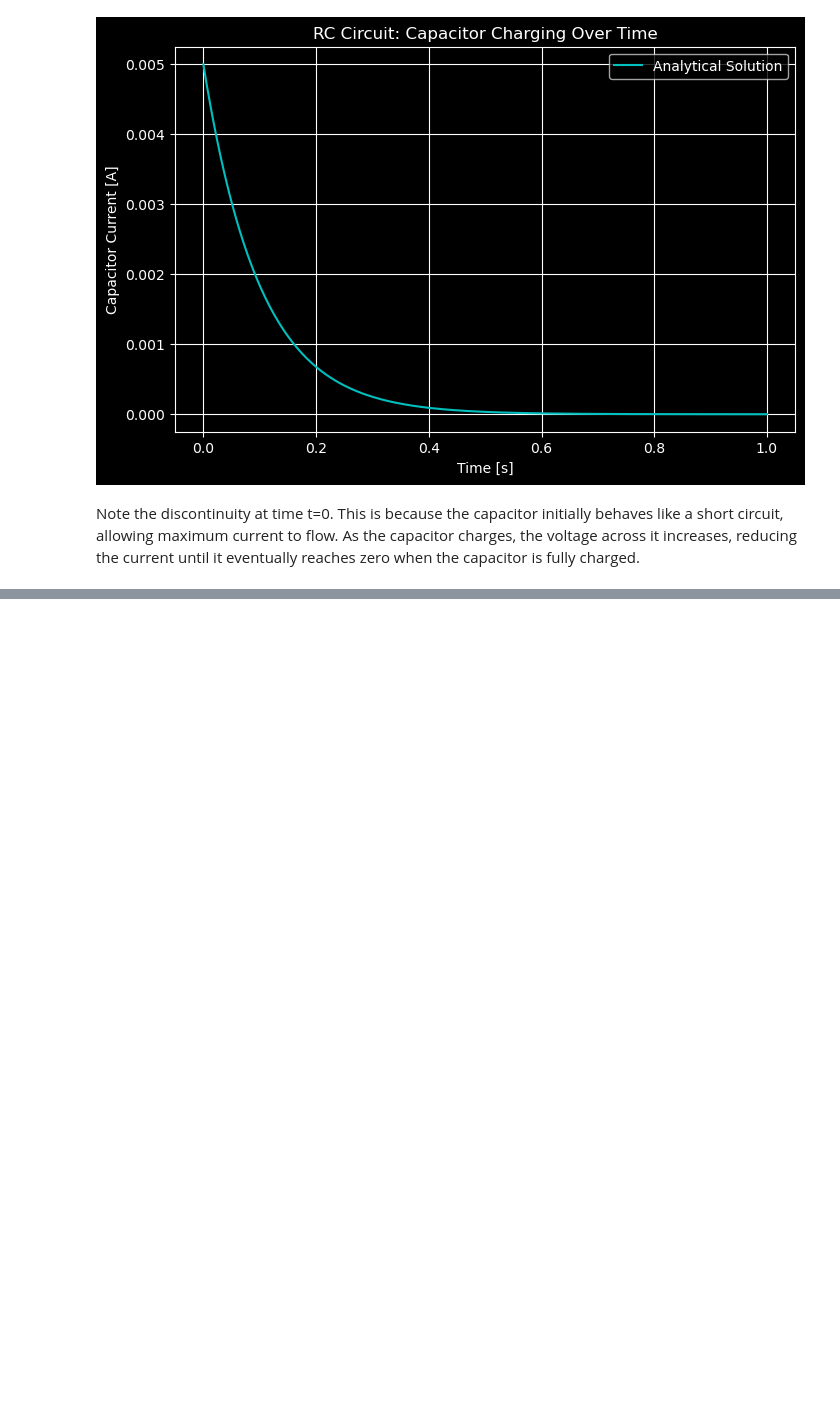
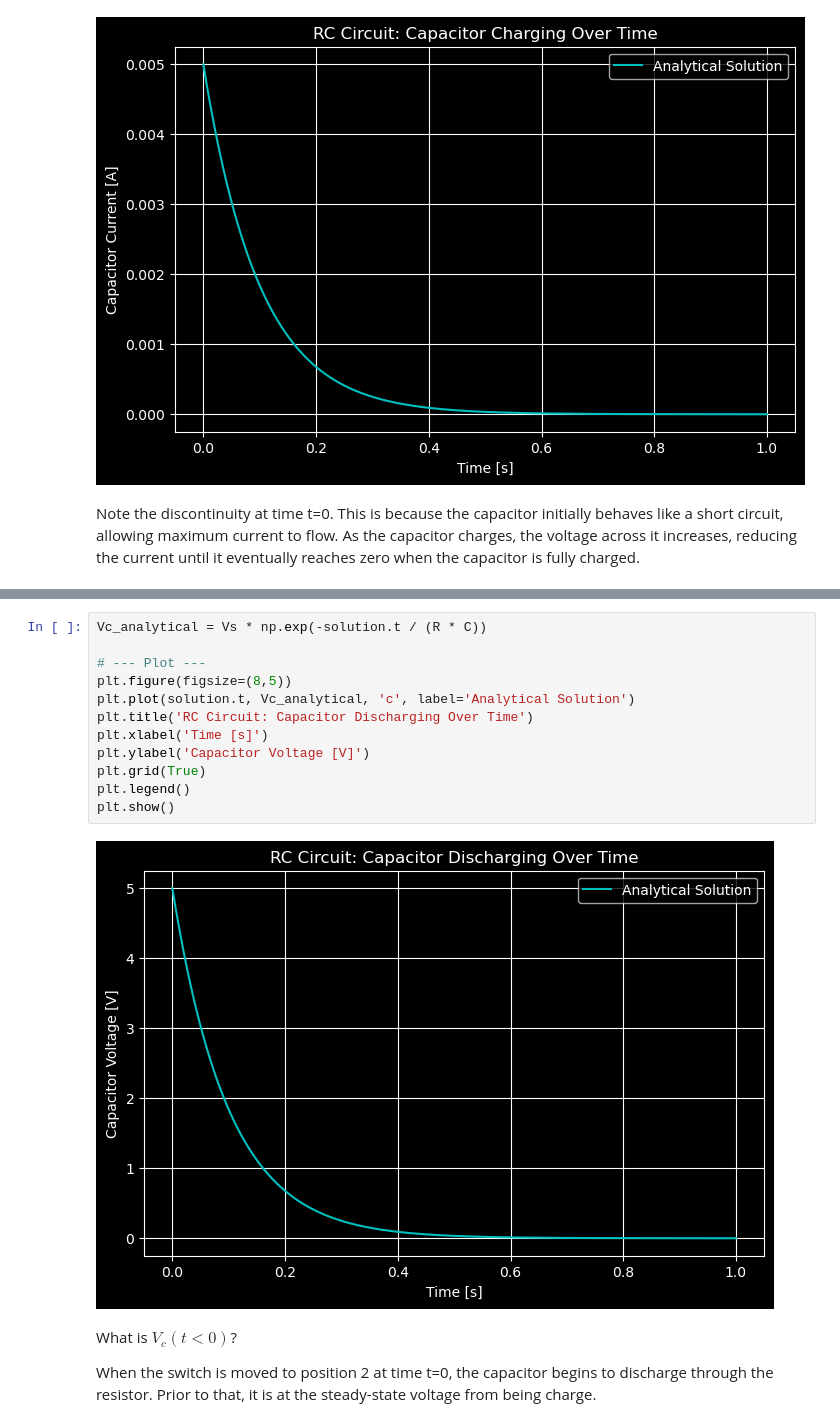
Before and after one commit to mlp6/Biomedical-Electronic-Measurements, a Jupyter notebook: notebooks/transient_analysis.ipynb, the cells around one changed output, grey strips where cells are left out. Cells and saved outputs as stored; diff of their text form; blank space fills up the shorter version.

Commit message:
add discharging RC circuit

```diff
--- a/notebooks/transient_analysis.ipynb
+++ b/notebooks/transient_analysis.ipynb
@@ -66,0 +71,18 @@ Note the discontinuity at time t=0. This is because the capacitor initially beha
+# %%
+Vc_analytical = Vs * np.exp(-solution.t / (R * C))
+
+# --- Plot ---
+plt.figure(figsize=(8,5))
+plt.plot(solution.t, Vc_analytical, 'c', label='Analytical Solution')
+plt.title('RC Circuit: Capacitor Discharging Over Time')
+plt.xlabel('Time [s]')
+plt.ylabel('Capacitor Voltage [V]')
+plt.grid(True)
+plt.legend()
+plt.show()
+# %% [output]
+[figure, added]
+# %% [markdown]
+What is $V_c(t < 0)$?
+
+When the switch is moved to position 2 at time t=0, the capacitor begins to discharge through the resistor.  Prior to that, it is at the steady-state voltage from being charge.
```
Also changed, not shown: parts of 1 cell of this notebook.
